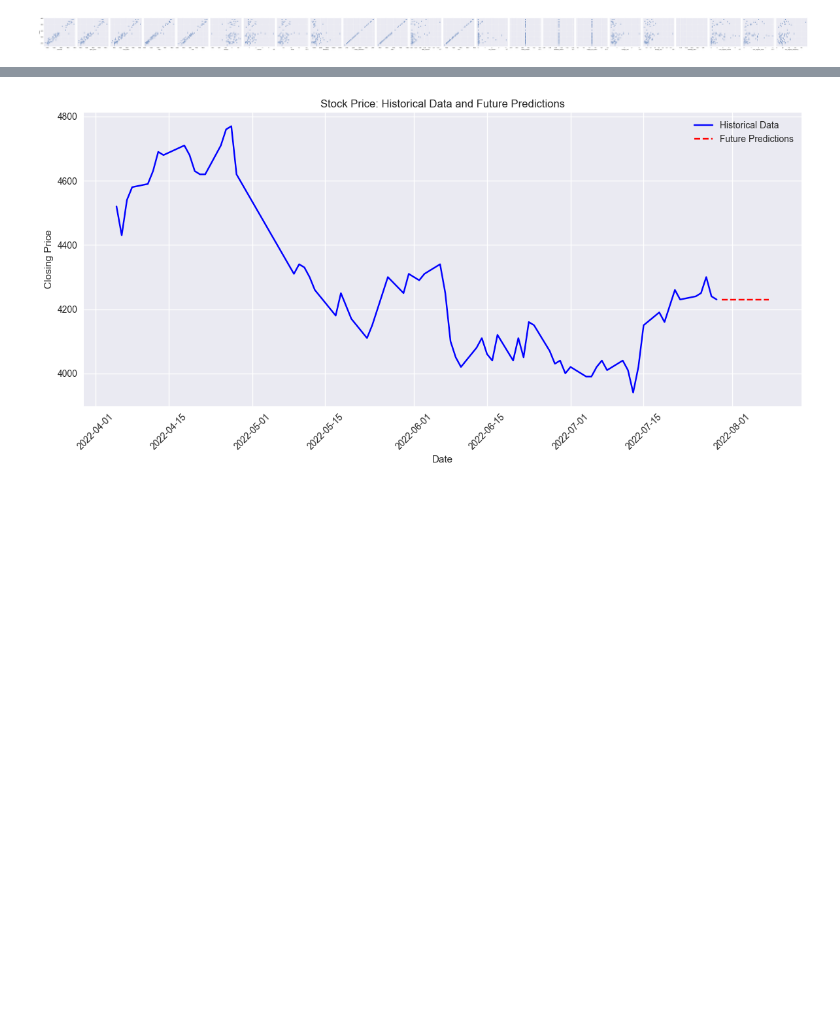
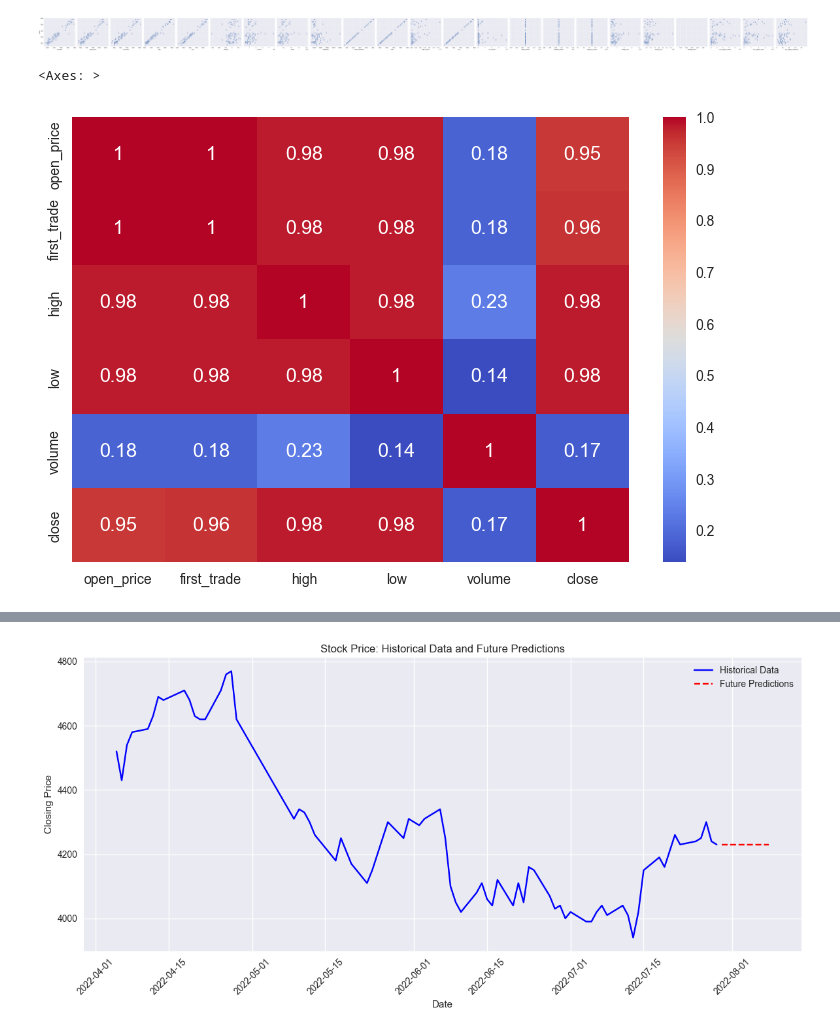
Before and after one commit to MukhlisMaulanaA/data-analytics-python, a Jupyter notebook: telkom-stock-price-prediction.ipynb, the cells around one changed output, grey strips where cells are left out. Drawn from its saved outputs; the diff is of its cells as text; code cells hidden in the pictures; blank space fills up the shorter version.

```diff
--- a/telkom-stock-price-prediction.ipynb
+++ b/telkom-stock-price-prediction.ipynb
@@ -66,6 +69,13 @@ sns.pairplot(df, x_vars=df_features, y_vars='close', height=4)
 # %% [output]
 <seaborn.axisgrid.PairGrid at 0x...>
 [figure]
+# %%
+colomns_to_plot = ['open_price', 'first_trade', 'high', 'low', 'volume', 'close']
+correlation_matrix = df[colomns_to_plot].corr()
+sns.heatmap(correlation_matrix, annot=True, cmap='coolwarm')
+# %% [output]
+<Axes: >
+[figure, added]
 # %%
 # Split data
 X_train, X_test, y_train, y_test = train_test_split(X, y, test_size=0.2, random_state=42, shuffle=False)
```
Also changed, not shown: parts of 4 cells of this notebook.
